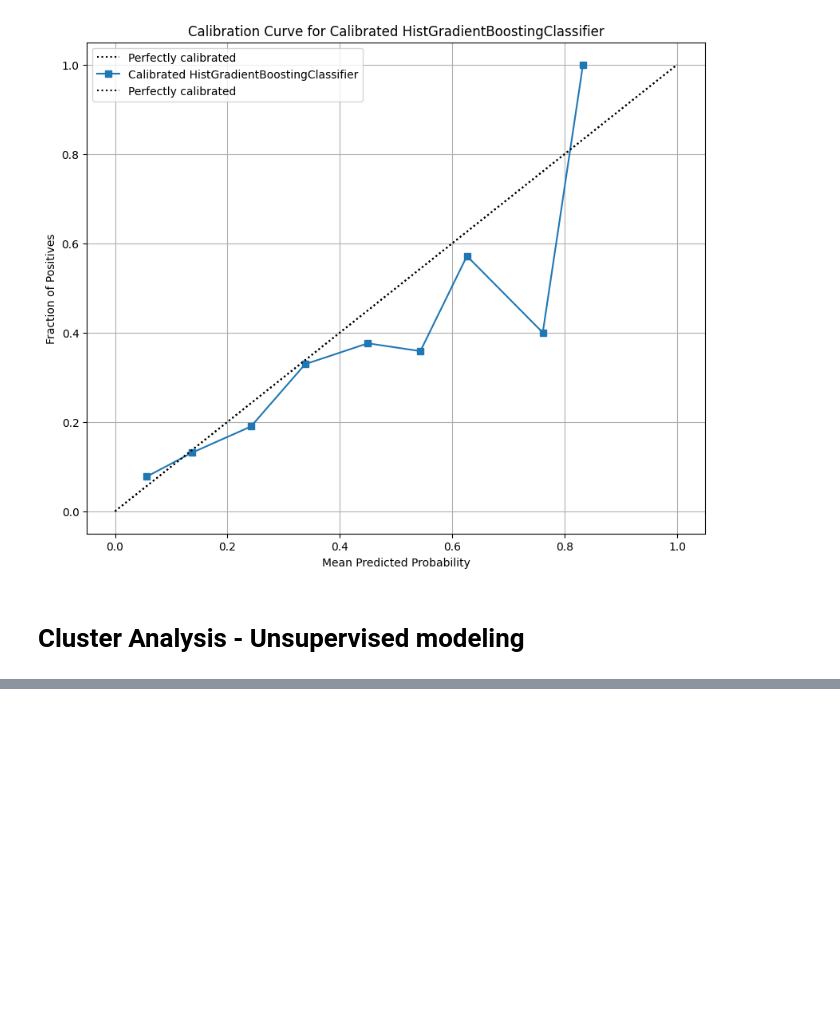
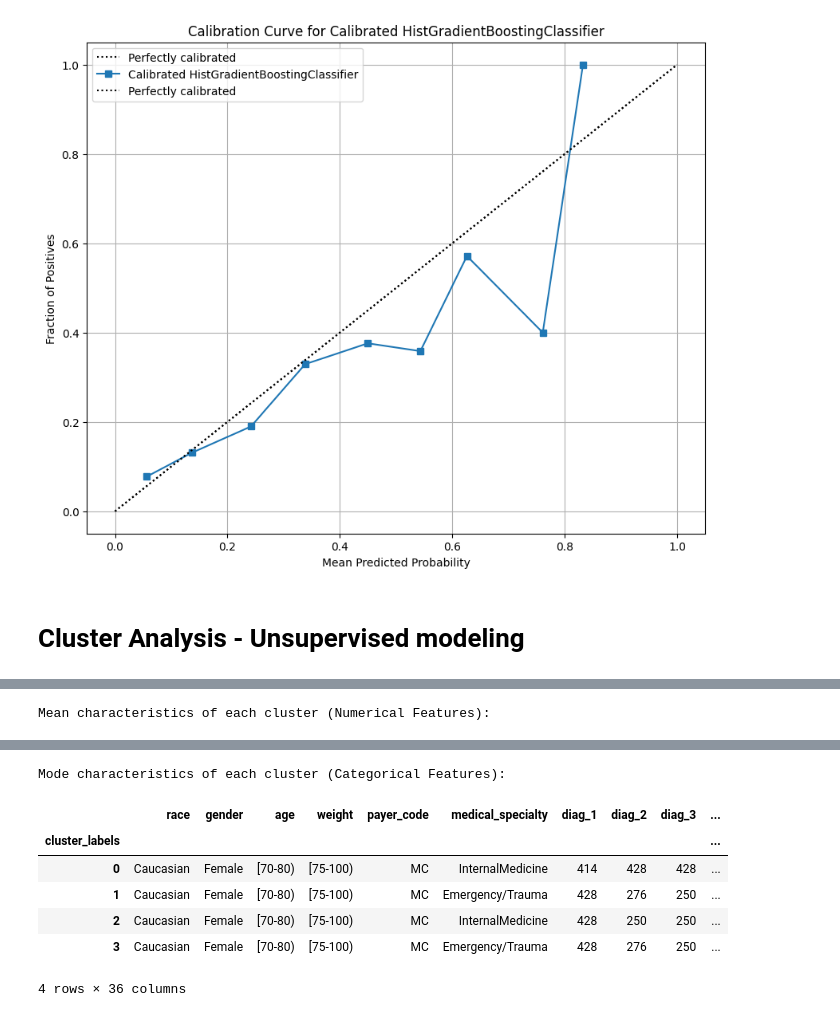
Before and after one commit to joezein71/AIHC-5010-Winter-2026, a Jupyter notebook: 20260122_assignment1_colab_workflow_zein.ipynb, the cells around one changed output, grey strips where cells are left out. Cells and saved outputs as stored; diff of their text form; code cells hidden in the pictures; blank space fills up the shorter version.

```diff
--- a/20260122_assignment1_colab_workflow_zein.ipynb
+++ b/20260122_assignment1_colab_workflow_zein.ipynb
@@ -2466,0 +2783,10 @@ plt.show()
+# %%
+import pandas as pd
+
+# 1. Create a new DataFrame by concatenating X_train_processed and the cluster_labels
+# Ensure cluster_labels is a Series with the same index as X_train_processed for proper concatenation
+cluster_df = X_train_processed.copy()
+cluster_df['cluster_labels'] = cluster_labels
+
+print("DataFrame with cluster labels created.")
+print(cluster_df.head())
@@ -2466,0 +2814,62 @@ plt.show()
+# %%
+import pandas as pd
+import os
+from sklearn.impute import SimpleImputer
+
+# --- Re-initialize X_train and X_train_processed and related lists ---
+
+# Define the base path for the student repository, assuming it's cloned in /content/student_repo
+STUDENT_REPO_PATH = "/content/student_repo"
+
+# Construct TRAIN_PATH using the absolute path to the repository
+TRAIN_PATH = os.path.join(STUDENT_REPO_PATH, "Project-1/readmit30/scripts/data/public/train.csv")
+
+# Load X_train
+train = pd.read_csv(TRAIN_PATH, na_values=['?', 'Unknown/Invalid'])
+X_train = train.drop(columns=["readmit30"])
+
+# Create copies for processing
+X_train_processed = X_train.copy()
+
+# Drop leakage variables
+columns_to_drop_leakage = ['discharge_disposition_id', 'admission_type_id']
+X_train_processed = X_train_processed.drop(columns=columns_to_drop_leakage)
+
+# Impute low missingness variables
+imputation_cols = ['race', 'gender']
+for col_name in imputation_cols:
+    if col_name in X_train_processed.columns:
+        imputer = SimpleImputer(strategy='most_frequent')
+        X_train_processed[col_name] = imputer.fit_transform(X_train_processed[[col_name]]).ravel()
+
+# Re-define numerical_cols and categorical_cols
+numerical_cols = []
+categorical_cols = []
+
+for col_name in X_train_processed.columns:
+    if X_train_processed[col_name].dtype in ['int64', 'float64']:
+        numerical_cols.append(col_name)
+    elif X_train_processed[col_name].dtype == 'object' or X_train_processed[col_name].dtype == 'string':
+        categorical_cols.append(col_name)
+
+# Identify numerical and categorical columns from the original X_train_processed for aggregation
+# Exclude 'encounter_id' and 'row_id' from numerical calculations as they are identifiers
+numerical_cols_for_agg = [col_name for col_name in X_train_processed.columns if X_train_processed[col_name].dtype in ['int64', 'float64'] and col_name not in ['encounter_id', 'row_id']]
+categorical_cols_for_agg = [col_name for col_name in X_train_processed.columns if X_train_processed[col_name].dtype == 'object' or X_train_processed[col_name].dtype == 'string']
+
+# Group the DataFrame by 'cluster_labels'
+clustered_groups = cluster_df.groupby('cluster_labels')
+
+# Calculate mean for numerical features
+cluster_numerical_means = clustered_groups[numerical_cols_for_agg].mean()
+
+# Calculate mode for categorical features. Since mode can return multiple values, we take the first one.
+cluster_categorical_modes = clustered_groups[categorical_cols_for_agg].agg(lambda x: x.mode()[0] if not x.mode().empty else pd.NA)
+
+print("Mean characteristics of each cluster (Numerical Features):")
+display(cluster_numerical_means)
+
+print("\nMode characteristics of each cluster (Categorical Features):")
+display(cluster_categorical_modes)
+# %% [output]
+Mean characteristics of each cluster (Numerical Features):
@@ -2466,0 +2882,8 @@ plt.show()
+Mode characteristics of each cluster (Categorical Features):
+|  | race | gender | age | weight | payer_code | medical_specialty | diag_1 | diag_2 | diag_3 | ... |
+| cluster_labels |  |  |  |  |  |  |  |  |  | ... |
+| 0 | Caucasian | Female | [70-80) | [75-100) | MC | InternalMedicine | 414 | 428 | 428 | ... |
+| 1 | Caucasian | Female | [70-80) | [75-100) | MC | Emergency/Trauma | 428 | 276 | 250 | ... |
+| 2 | Caucasian | Female | [70-80) | [75-100) | MC | InternalMedicine | 428 | 250 | 250 | ... |
+| 3 | Caucasian | Female | [70-80) | [75-100) | MC | Emergency/Trauma | 428 | 276 | 250 | ... |
+4 rows × 36 columns
```
Also changed, not shown: parts of 26 cells of this notebook.
